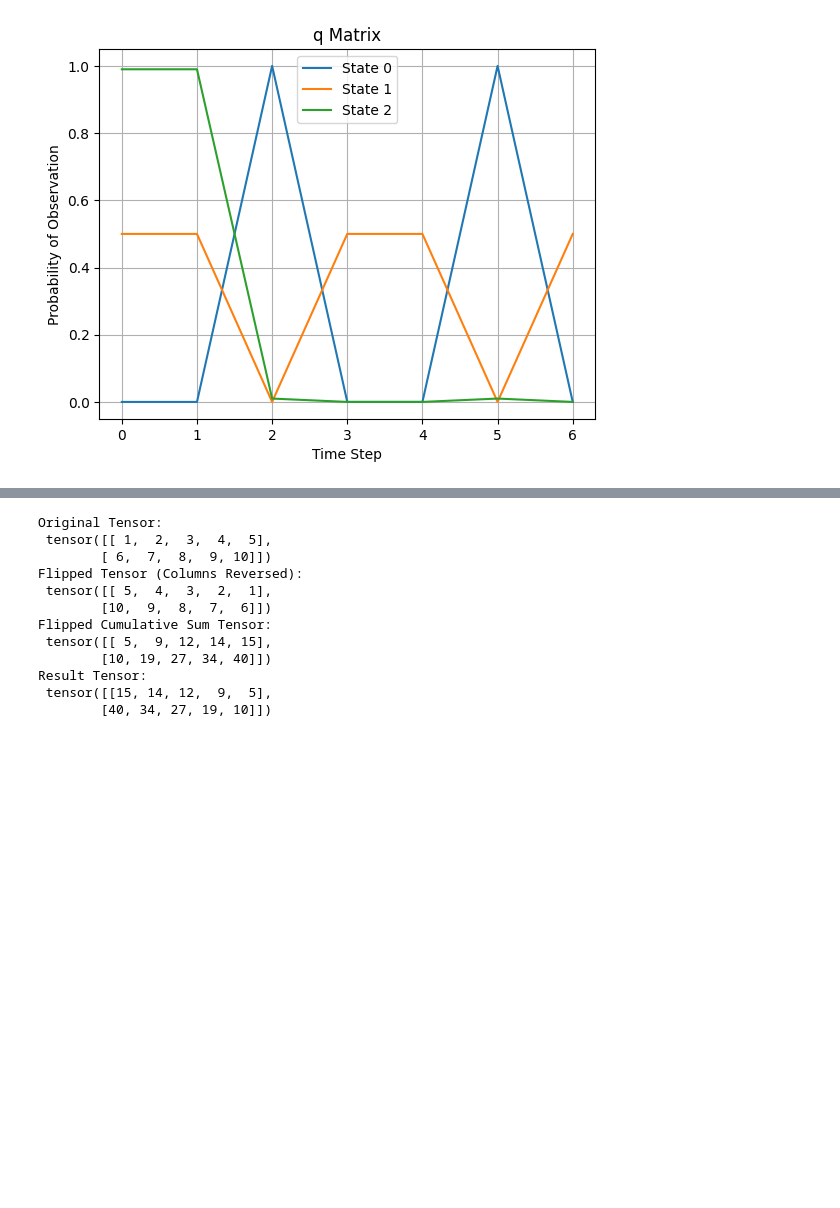
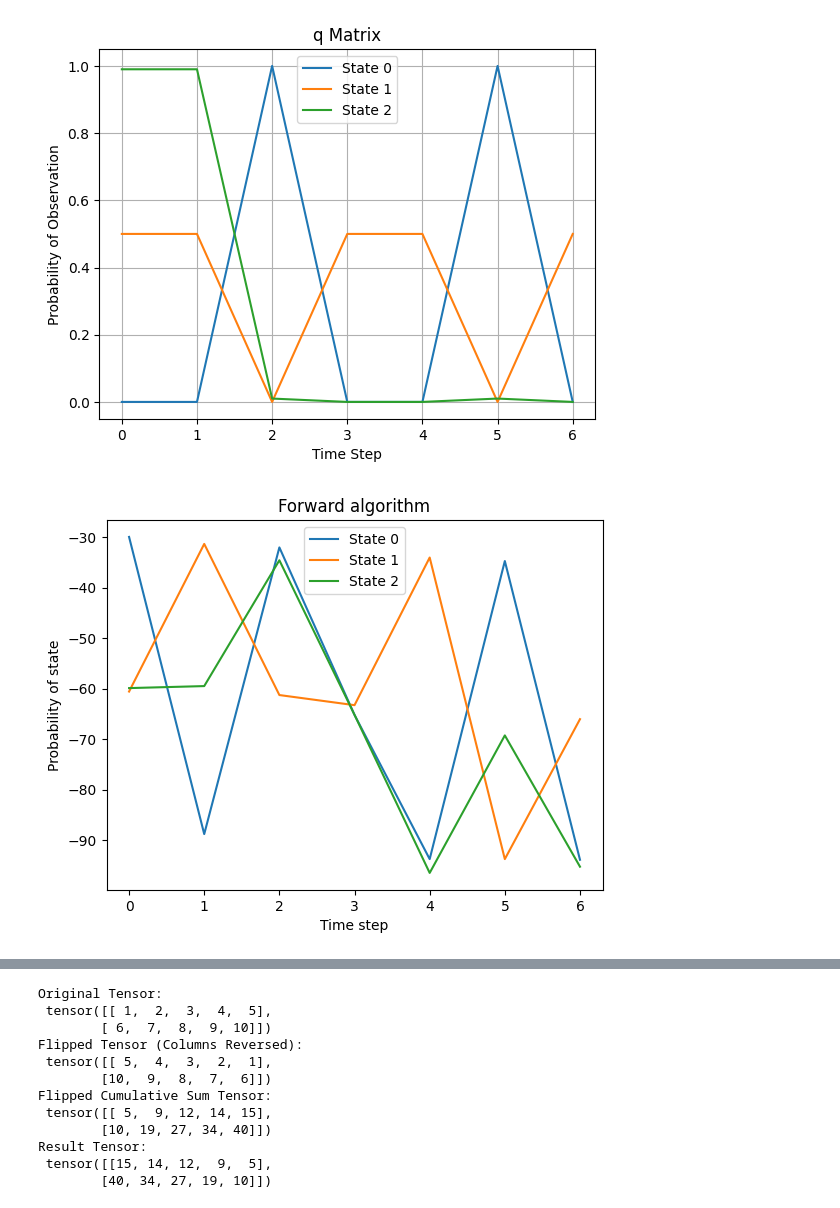
Before and after one commit to jcao0715/hsmm, a Jupyter notebook: test.ipynb, the cells around one changed output, grey strips where cells are left out. Drawn from its saved outputs; the diff is of its cells as text; code cells hidden in the pictures; blank space fills up the shorter version.

Commit message:
implementing d vectorization

```diff
--- a/test.ipynb
+++ b/test.ipynb
@@ -44,0 +66,62 @@ tensor([[0.0000, 0.0000, 1.0000, 0.0000, 0.0000, 1.0000, 0.0000],
+# %%
+def forward(states, Transition, q, Duration):
+    T = len(q[0])
+    N = len(states)
+    D = len(Duration[0])
+    # log_alpha_list = []
+    log_alpha = torch.zeros((T, N))
+    start = torch.zeros(N)
+    start[0] = 1
+    epsilon = 1e-13
+
+    Transition_ep = Transition + epsilon
+    Duration_ep = Duration + epsilon
+    q_ep = q + epsilon
+    start_ep = start + epsilon
+
+    cum_q_ep = torch.cumsum(torch.log(q_ep), axis=1)
+
+    # initialization
+    for t in tqdm.trange(min(D, T)):
+        cumulative_terms = cum_q_ep[:, t]
+        # new_log_alpha = torch.log(start_ep) + torch.log(Duration_ep[:, t]) + torch.sum(torch.log(q_ep[:, :t+1]), dim=1)
+        log_alpha[t] = torch.log(start_ep) + torch.log(Duration_ep[:, t]) + torch.sum(torch.log(q_ep[:, :t+1]), dim=1)
+        for d in range(t):
+            factor = torch.column_stack([matrix_mult_factor(log_alpha[t-d-1], Transition_ep)]*N) # calculate ahead of time
+            vector = matrix_mult_vec(log_alpha[t-d-1], Transition_ep) # same as above
+            subtract_term = 0 if t-d == 0 else cum_q_ep[:, t-d-1]
+            add_term = factor + vector + torch.log(Duration_ep[:, d]) + cumulative_terms - subtract_term # try to calcualte in one go
+            log_alpha[t] = torch.logaddexp(log_alpha[t], add_term).squeeze()
+
+    # fill log_alpha[D:]
+    for t in tqdm.trange(D, T):
+        cumulative_terms = cum_q_ep[:, t]
+        # log_alpha_list.append(torch.full((N,), -float('inf')))
+        # new_log_alpha = log_alpha_list[t]
+        log_alpha[t] = torch.full((N,), -float('inf'))
+        for d in range(D):
+            factor = torch.column_stack([matrix_mult_factor(log_alpha[t-d-1], Transition_ep)]*N)
+            vector = matrix_mult_vec(log_alpha[t-d-1], Transition_ep)
+            subtract_term = 0 if t-d == 0 else cum_q_ep[:, t-d-1]
+            add_term = factor + vector + torch.log(Duration_ep[:, d]) + cumulative_terms - subtract_term
+            log_alpha[t] = torch.logaddexp(log_alpha[t], add_term).squeeze()
+        # log_alpha_list[t] = new_log_alpha
+
+    log_alpha = torch.exp(log_alpha)
+    return log_alpha
+
+
+fwd = forward(states, Transition, q, Duration).detach().numpy()
+
+# plot
+for state in states:
+    probs = [fwd[t][state] for t in range(len(q[0]))]
+    plt.plot(time_steps, np.log(probs), label =f"State {state}")
+
+plt.xlabel('Time step')
+plt.ylabel('Probability of state')
+plt.title('Forward algorithm')
+plt.legend()
+plt.show()
+# %% [output]
+[figure, added]
```
Also changed, not shown: parts of 5 cells of this notebook, 1 other file.
